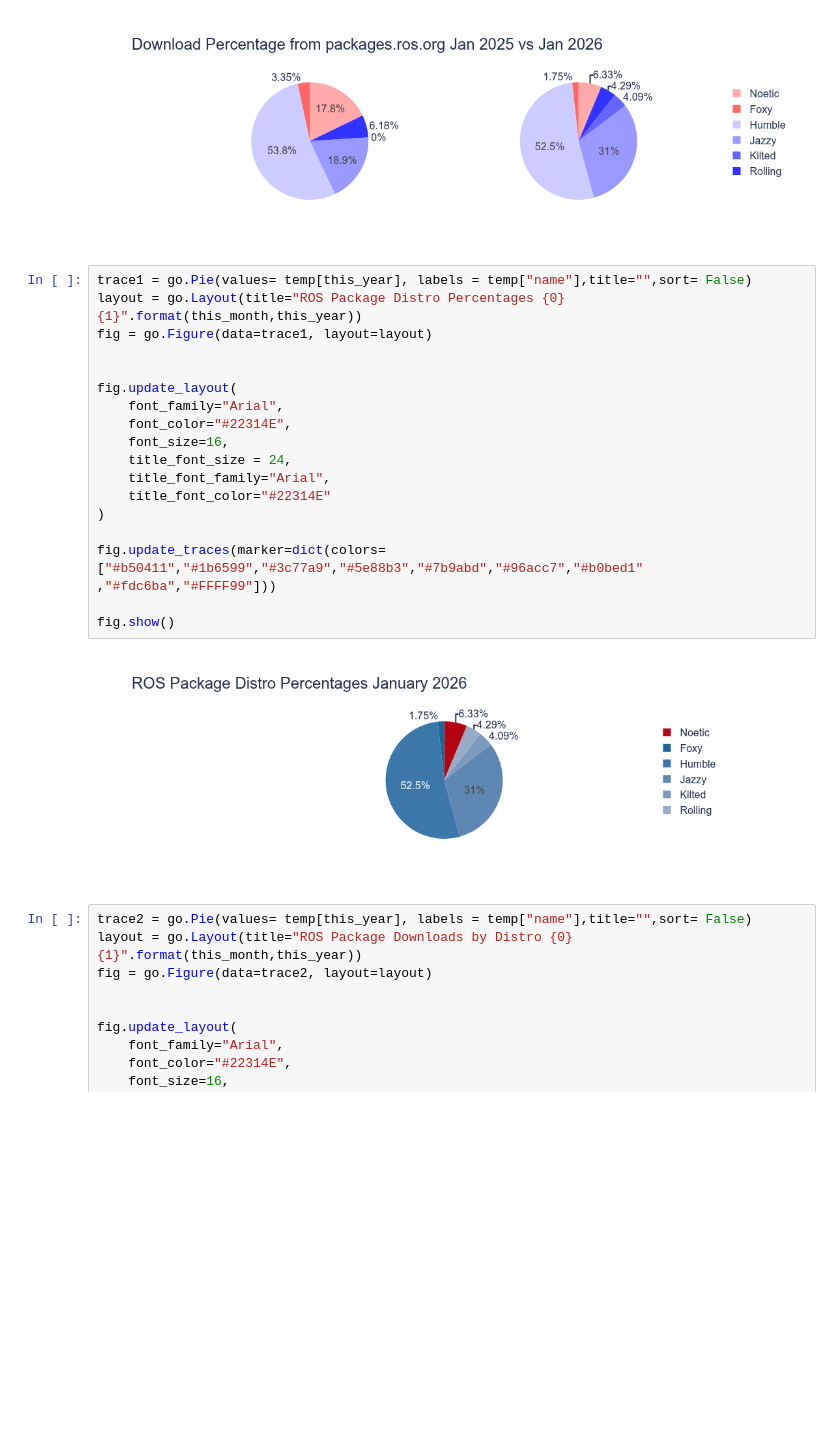
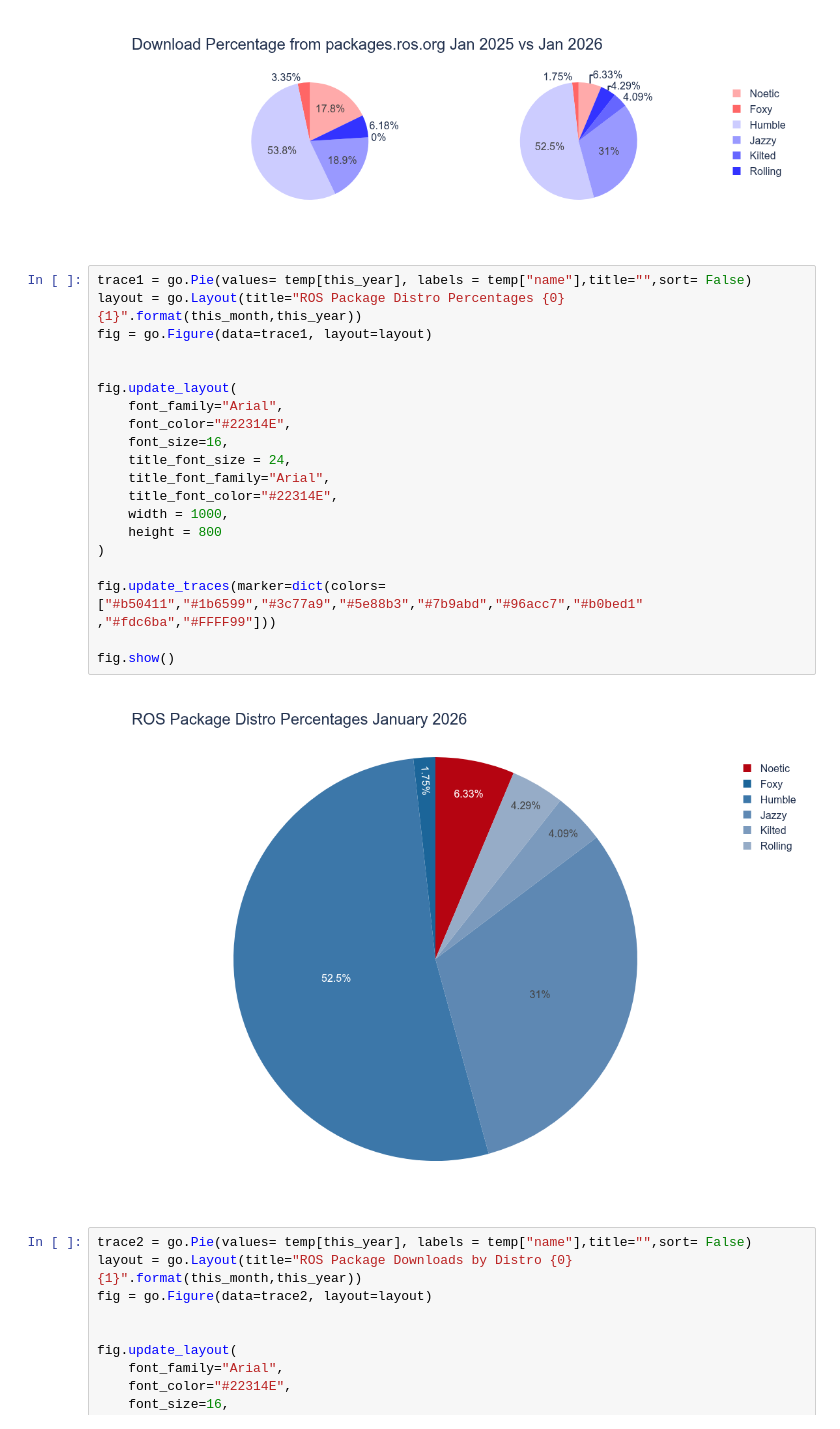
Before and after one commit to osrf/ros_metrics_analysis, a Jupyter notebook: notebooks/Jan2026MetricsReport.ipynb, the cells around one changed output. Saved outputs shown, nothing was run; the diff lists cells and outputs as text; blank space fills up the shorter version.

```diff
--- a/notebooks/Jan2026MetricsReport.ipynb
+++ b/notebooks/Jan2026MetricsReport.ipynb
@@ -906,24 +888,26 @@ Name: name, dtype: object
 # %%
 trace1 = go.Pie(values= temp[this_year], labels = temp["name"],title="",sort= False)
 layout = go.Layout(title="ROS Package Distro Percentages {0} {1}".format(this_month,this_year))
 fig = go.Figure(data=trace1, layout=layout)
 
 
 fig.update_layout(
     font_family="Arial",
     font_color="#22314E",
     font_size=16,
     title_font_size = 24,
     title_font_family="Arial",
-    title_font_color="#22314E"
+    title_font_color="#22314E",
+    width = 1000,
+    height = 800
 )
 
 fig.update_traces(marker=dict(colors=["#b50411","#1b6599","#3c77a9","#5e88b3","#7b9abd","#96acc7","#b0bed1"
 ,"#fdc6ba","#FFFF99"]))
 
 fig.show()
 # %% [output]
-[figure, old version]
+[figure, new version]
 # %%
 trace2 = go.Pie(values= temp[this_year], labels = temp["name"],title="",sort= False)
 layout = go.Layout(title="ROS Package Downloads by Distro {0} {1}".format(this_month,this_year))
```
Also changed, not shown: parts of 6 cells of this notebook, 3 other files.
